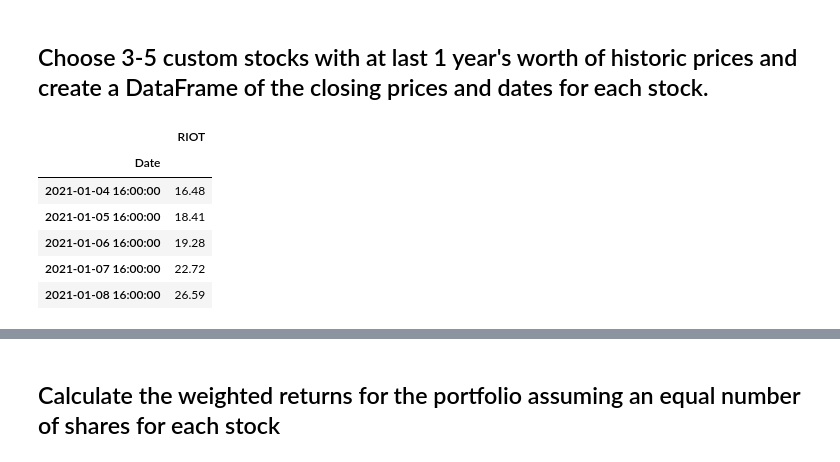
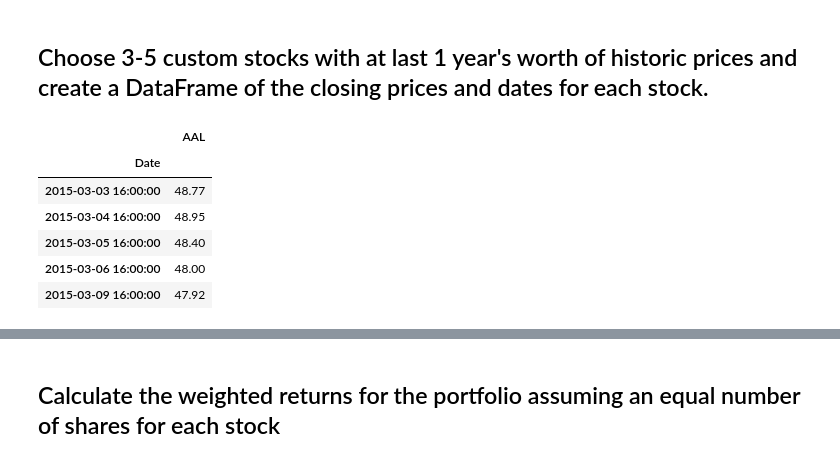
Before and after one commit to farmerplants/pandas-homework, a Jupyter notebook: whale_analysis.ipynb, the cells around one changed output, grey strips where cells are left out. Cells and saved outputs as stored; diff of their text form; code cells hidden in the pictures.

```diff
--- a/whale_analysis.ipynb
+++ b/whale_analysis.ipynb
@@ -425,22 +425,22 @@ In this section, you will build your own portfolio of stocks, calculate the retu
 ## Choose 3-5 custom stocks with at last 1 year's worth of historic prices and create a DataFrame of the closing prices and dates for each stock.
 # %%
 # Reading data from 1st stock -- AAL
-riot_path = Path('Resources/RIOT.csv')
+aal_path = Path('Resources/AAL.csv')
 
 #read and set datetime index
-riot_df = pd.read_csv(riot_path, delimiter = ',', infer_datetime_format=True, parse_dates=True, index_col = 'Date')
+aal_df = pd.read_csv(aal_path, delimiter = ',', infer_datetime_format=True, parse_dates=True, index_col = 'Date')
 
-#rename close to RIOT to denote which closing price will be which once the DF's are joined
-riot_df = riot_df.rename(columns={
-    'Close' : 'RIOT'
+#rename close to AAL to denote which closing price will be which once the DF's are joined
+aal_df = aal_df.rename(columns={
+    'Close' : 'AAL'
 })
-riot_df.head()
+aal_df.head()
 # %% [output]
-|  | RIOT |
+|  | AAL |
 | Date |  |
-| 2021-01-04 16:00:00 | 16.48 |
-| 2021-01-05 16:00:00 | 18.41 |
-| 2021-01-06 16:00:00 | 19.28 |
-| 2021-01-07 16:00:00 | 22.72 |
-| 2021-01-08 16:00:00 | 26.59 |
+| 2015-03-03 16:00:00 | 48.77 |
+| 2015-03-04 16:00:00 | 48.95 |
+| 2015-03-05 16:00:00 | 48.40 |
+| 2015-03-06 16:00:00 | 48.00 |
+| 2015-03-09 16:00:00 | 47.92 |
 # %%
```
Also changed, not shown: parts of 16 cells of this notebook.
